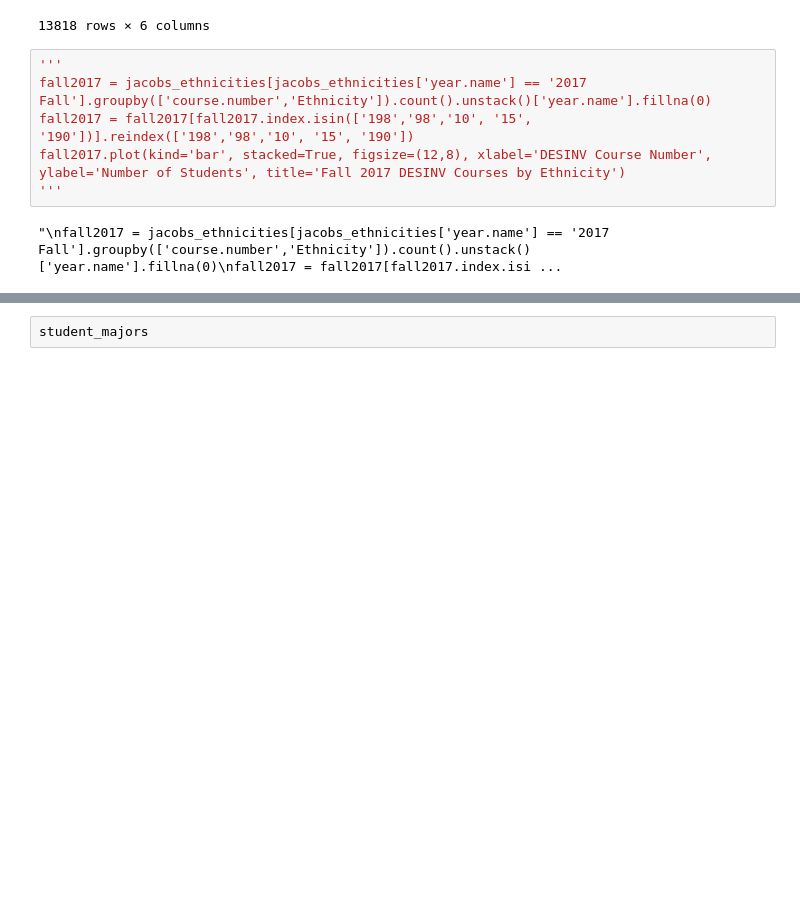
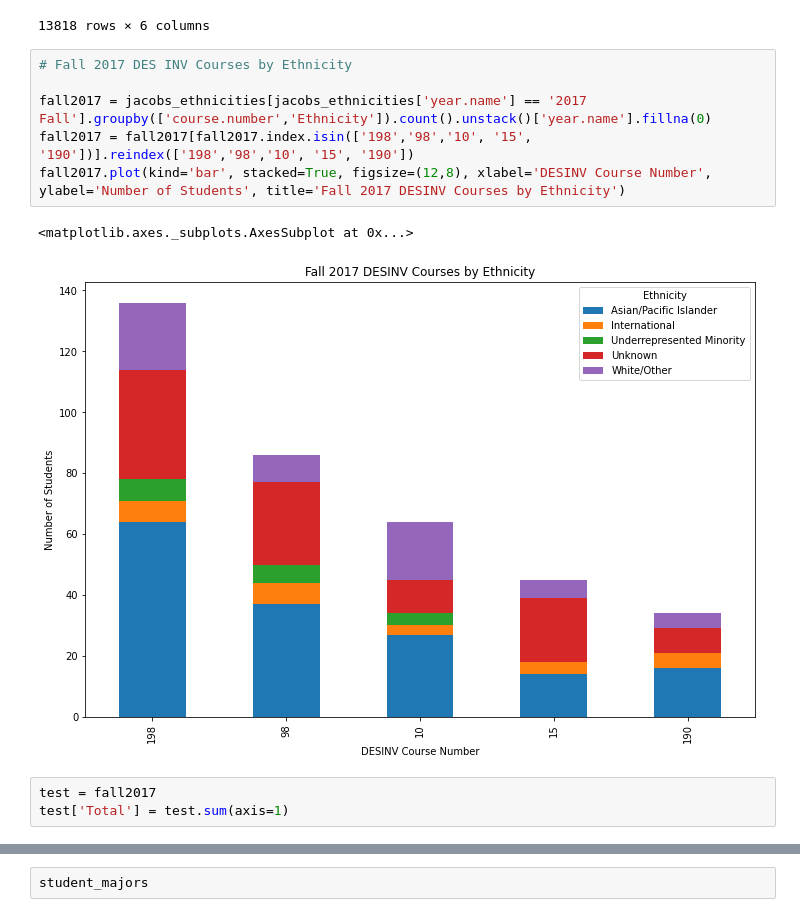
Before and after one commit to PaulDTP/Berkeley_Jacobs, a Jupyter notebook: visuals.ipynb, the cells around one changed output, grey strips where cells are left out. Cells and saved outputs as stored; diff of their text form; blank space fills up the shorter version.

```diff
--- a/visuals.ipynb
+++ b/visuals.ipynb
@@ -36,10 +36,14 @@ maker_passes
 | 16342 | 4478634 | 2020 | Fall | Y | Y | N |
 13818 rows × 6 columns
 # %%
-'''
+# Fall 2017 DES INV Courses by Ethnicity
+
 fall2017 = jacobs_ethnicities[jacobs_ethnicities['year.name'] == '2017 Fall'].groupby(['course.number','Ethnicity']).count().unstack()['year.name'].fillna(0)
 fall2017 = fall2017[fall2017.index.isin(['198','98','10', '15', '190'])].reindex(['198','98','10', '15', '190'])
 fall2017.plot(kind='bar', stacked=True, figsize=(12,8), xlabel='DESINV Course Number', ylabel='Number of Students', title='Fall 2017 DESINV Courses by Ethnicity')
-'''
 # %% [output]
-"\nfall2017 = jacobs_ethnicities[jacobs_ethnicities['year.name'] == '2017 Fall'].groupby(['course.number','Ethnicity']).count().unstack()['year.name'].fillna(0)\nfall2017 = fall2017[fall2017.index.isi ...
+<matplotlib.axes._subplots.AxesSubplot at 0x...>
+[figure, added]
+# %%
+test = fall2017
+test['Total'] = test.sum(axis=1)
```
Also changed, not shown: parts of 4 cells of this notebook, 2 other files.
